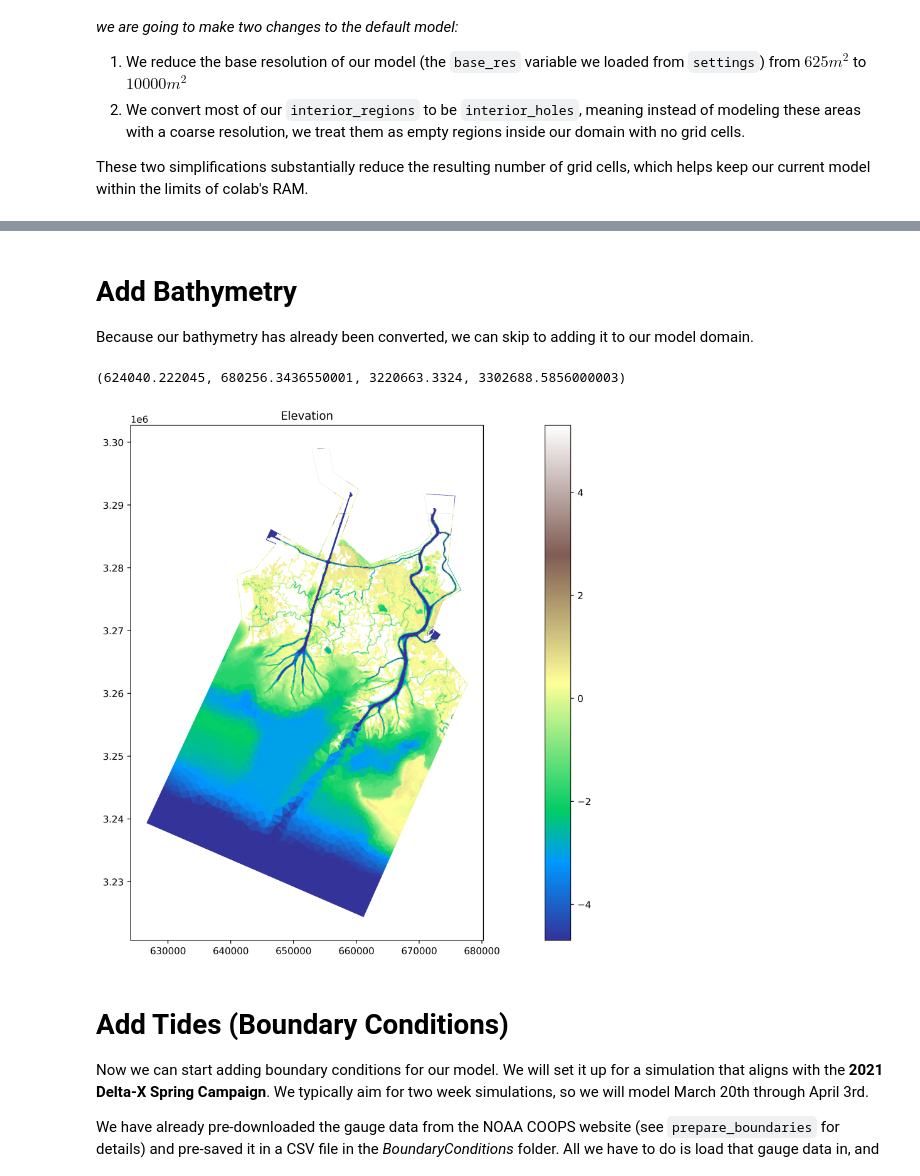
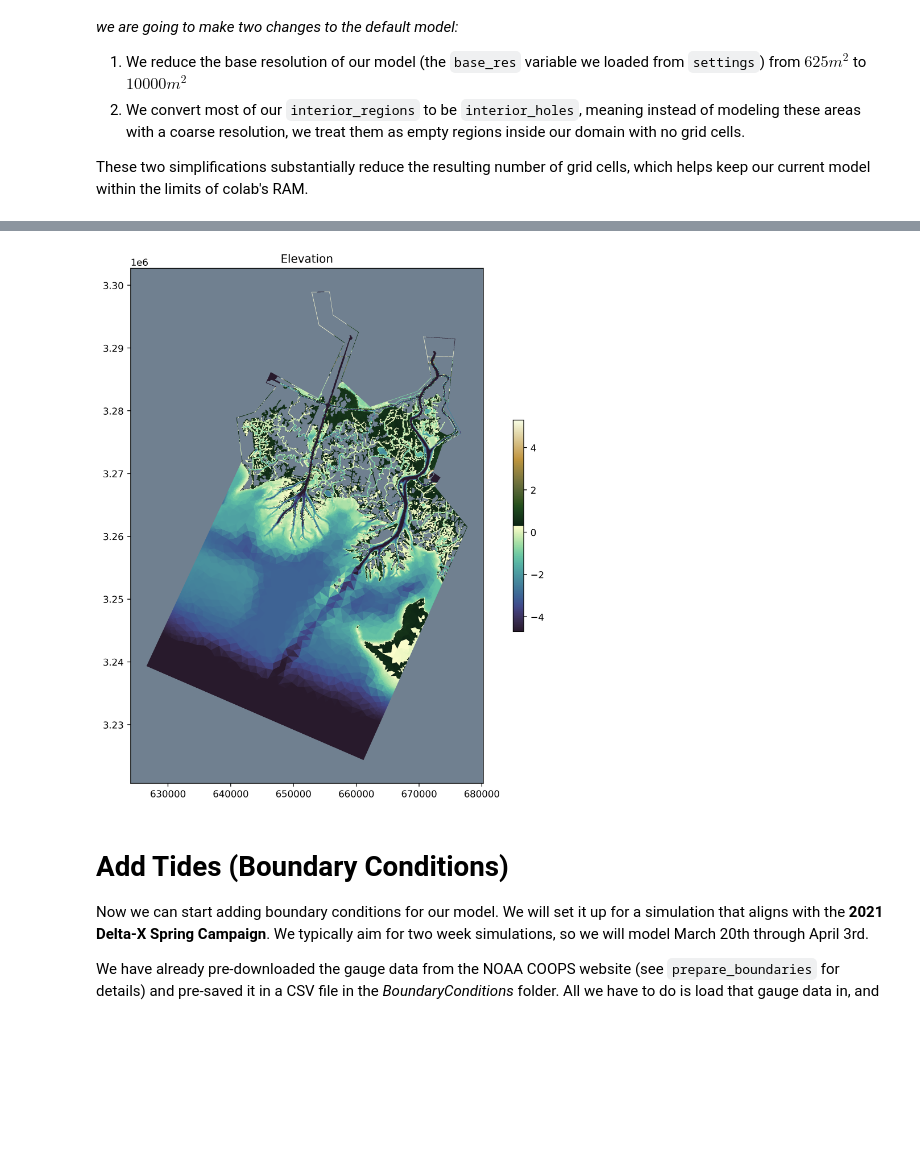
Before and after one commit to ornldaac/deltax_workshop_2022, a Jupyter notebook: WLAD_Model/WLAD_Notebook.ipynb, the cells around one changed output, grey strips where cells are left out. Drawn from its saved outputs; the diff is of its cells as text; code cells hidden in the pictures; blank space fills up the shorter version.

```diff
--- a/WLAD_Model/WLAD_Notebook.ipynb
+++ b/WLAD_Model/WLAD_Notebook.ipynb
@@ -202,4 +244,0 @@ np.savetxt(topography_source.replace('.asc','.csv'), topo, delimiter=",")
-# %% [markdown]
-# Add Bathymetry
-
-Because our bathymetry has already been converted, we can skip to adding it to our model domain.
@@ -210,15 +245,22 @@ domain.set_quantity('elevation', topo, location='centroids')
 # %%
-# Plot bathymetry with a color-axis break at water line
+try:
+    # Plot bathymetry with a color-axis break at water line
+    import cmocean
+    cmap = 'cmo.topo'
+except:
+    cmap = 'terrain'
+
 msl = 0.3
 fig = plt.figure(figsize=(10, 10), dpi=400, facecolor='w', edgecolor='k')
 plt.tripcolor(dplotter.triang, facecolors=dplotter.elev,
-              vmax=msl+5, vmin=msl-5, cmap='cmo.topo')
-plt.colorbar();
+              vmax=msl+5, vmin=msl-5, cmap=cmap)
+plt.colorbar(fraction=0.02, pad=-0.2);
 plt.title("Elevation");
 plt.axis('scaled')
+ax = plt.gca()
+ax.set_facecolor('slategrey')
 # %% [output]
-(624040.222045, 680256.3436550001, 3220663.3324, 3302688.5856000003)
-[figure, old version]
+[figure, new version]
 # %% [markdown]
 # Add Tides (Boundary Conditions)
 
```
Also changed, not shown: parts of 9 cells of this notebook.
